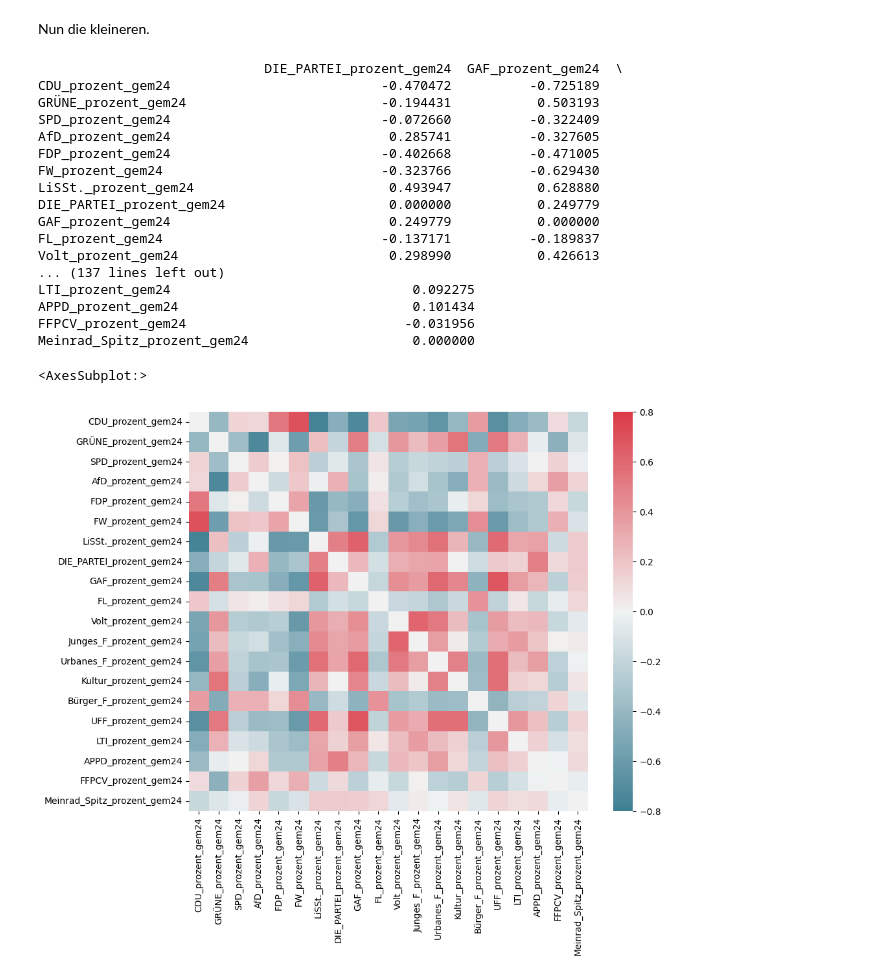
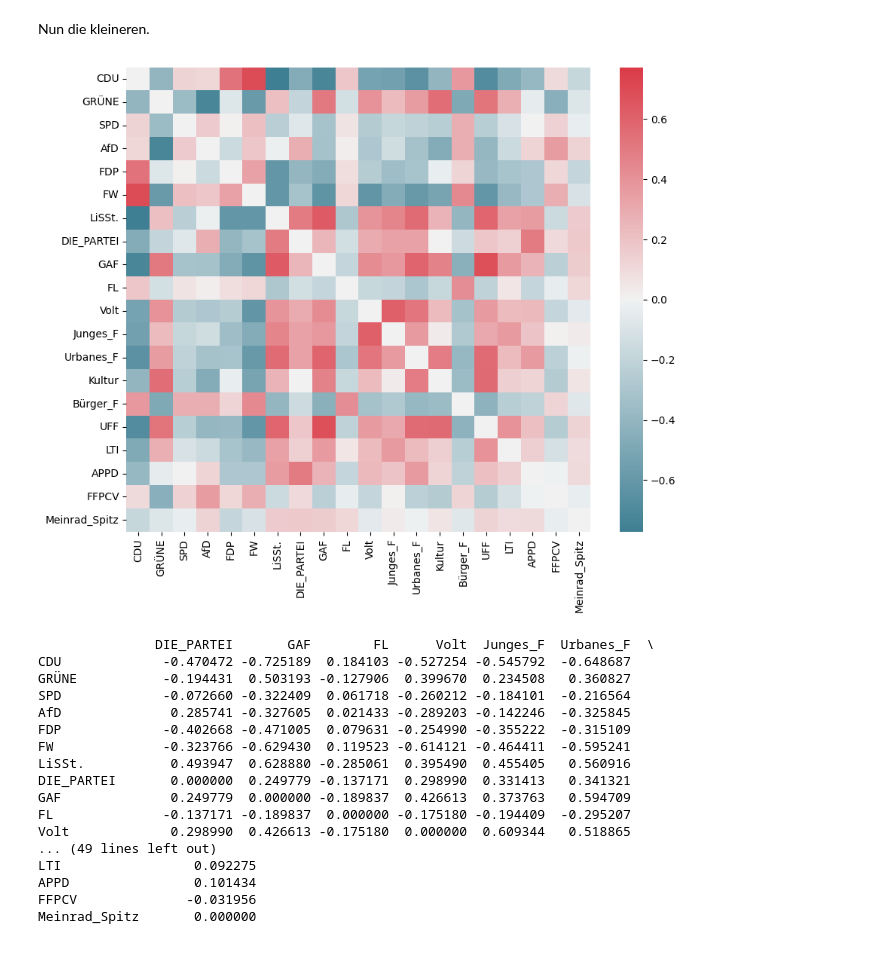
Before and after one commit to tkfritz/Freiburg_wahlen, a Jupyter notebook: Gemeinderatswahl24_Analyse.ipynb, the cells around one changed output. Saved outputs shown, nothing was run; the diff lists cells and outputs as text; code cells hidden in the pictures.

```diff
--- a/Gemeinderatswahl24_Analyse.ipynb
+++ b/Gemeinderatswahl24_Analyse.ipynb
@@ -245,46 +249,29 @@ AfD waehler verteilen sich verschieden von allen adneren Waehler,  eine sehr kle
 # %% [markdown]
 Nun die kleineren.
 # %%
-corr_wahlbezirke2=wahl_bezirke.loc[:,['CDU_prozent_gem24', 'GRÜNE_prozent_gem24', 'SPD_prozent_gem24',
-       'AfD_prozent_gem24', 'FDP_prozent_gem24', 'FW_prozent_gem24',
-       'LiSSt._prozent_gem24', 'DIE_PARTEI_prozent_gem24', 'GAF_prozent_gem24',
-       'FL_prozent_gem24', 'Volt_prozent_gem24', 'Junges_F_prozent_gem24',
-       'Urbanes_F_prozent_gem24', 'Kultur_prozent_gem24',
-       'Bürger_F_prozent_gem24', 'UFF_prozent_gem24', 'LTI_prozent_gem24',
-       'APPD_prozent_gem24', 'FFPCV_prozent_gem24',
-       'Meinrad_Spitz_prozent_gem24']].corr()
+corr=corr_selbst(wahl_bezirke,all_parties=True)
+# %% [output]
+[figure, added]
 # %%
-print(corr_wahlbezirke2.iloc[7:,:].T)
+print(corr.iloc[7:,:].T)
 # %% [output]
-                             DIE_PARTEI_prozent_gem24  GAF_prozent_gem24  \
-CDU_prozent_gem24                           -0.470472          -0.725189
-GRÜNE_prozent_gem24                         -0.194431           0.503193
-SPD_prozent_gem24                           -0.072660          -0.322409
-AfD_prozent_gem24                            0.285741          -0.327605
-FDP_prozent_gem24                           -0.402668          -0.471005
-FW_prozent_gem24                            -0.323766          -0.629430
-LiSSt._prozent_gem24                         0.493947           0.628880
-DIE_PARTEI_prozent_gem24                     0.000000           0.249779
-GAF_prozent_gem24                            0.249779           0.000000
-FL_prozent_gem24                            -0.137171          -0.189837
-Volt_prozent_gem24                           0.298990           0.426613
-... (137 lines left out)
-LTI_prozent_gem24                               0.092275
-APPD_prozent_gem24                              0.101434
-FFPCV_prozent_gem24                            -0.031956
-Meinrad_Spitz_prozent_gem24                     0.000000
+               DIE_PARTEI       GAF        FL      Volt  Junges_F  Urbanes_F  \
+CDU             -0.470472 -0.725189  0.184103 -0.527254 -0.545792  -0.648687
+GRÜNE           -0.194431  0.503193 -0.127906  0.399670  0.234508   0.360827
+SPD             -0.072660 -0.322409  0.061718 -0.260212 -0.184101  -0.216564
+AfD              0.285741 -0.327605  0.021433 -0.289203 -0.142246  -0.325845
+FDP             -0.402668 -0.471005  0.079631 -0.254990 -0.355222  -0.315109
+FW              -0.323766 -0.629430  0.119523 -0.614121 -0.464411  -0.595241
+LiSSt.           0.493947  0.628880 -0.285061  0.395490  0.455405   0.560916
+DIE_PARTEI       0.000000  0.249779 -0.137171  0.298990  0.331413   0.341321
+GAF              0.249779  0.000000 -0.189837  0.426613  0.373763   0.594709
+FL              -0.137171 -0.189837  0.000000 -0.175180 -0.194409  -0.295207
+Volt             0.298990  0.426613 -0.175180  0.000000  0.609344   0.518865
+... (49 lines left out)
+LTI                 0.092275
+APPD                0.101434
+FFPCV              -0.031956
+Meinrad_Spitz       0.000000
-# %%
-
-for i in range(corr_wahlbezirke2.shape[0]):
-    corr_wahlbezirke2.iloc[i,i]=0
-f, ax = plt.subplots(figsize=(10, 8))
-sns.heatmap(corr_wahlbezirke2,
-    cmap=sns.diverging_palette(220, 10, as_cmap=True),
-    vmin=-0.8, vmax=0.8,
-    square=True, ax=ax)
-# %% [output]
-<AxesSubplot:>
-[figure, removed]
 # %% [markdown]
 Die PARTEI ist am aehnlichsten zu APPD und Linker Liste, und am verschiedensten zu CDU.
 
```
Also changed, not shown: parts of 26 cells of this notebook.
